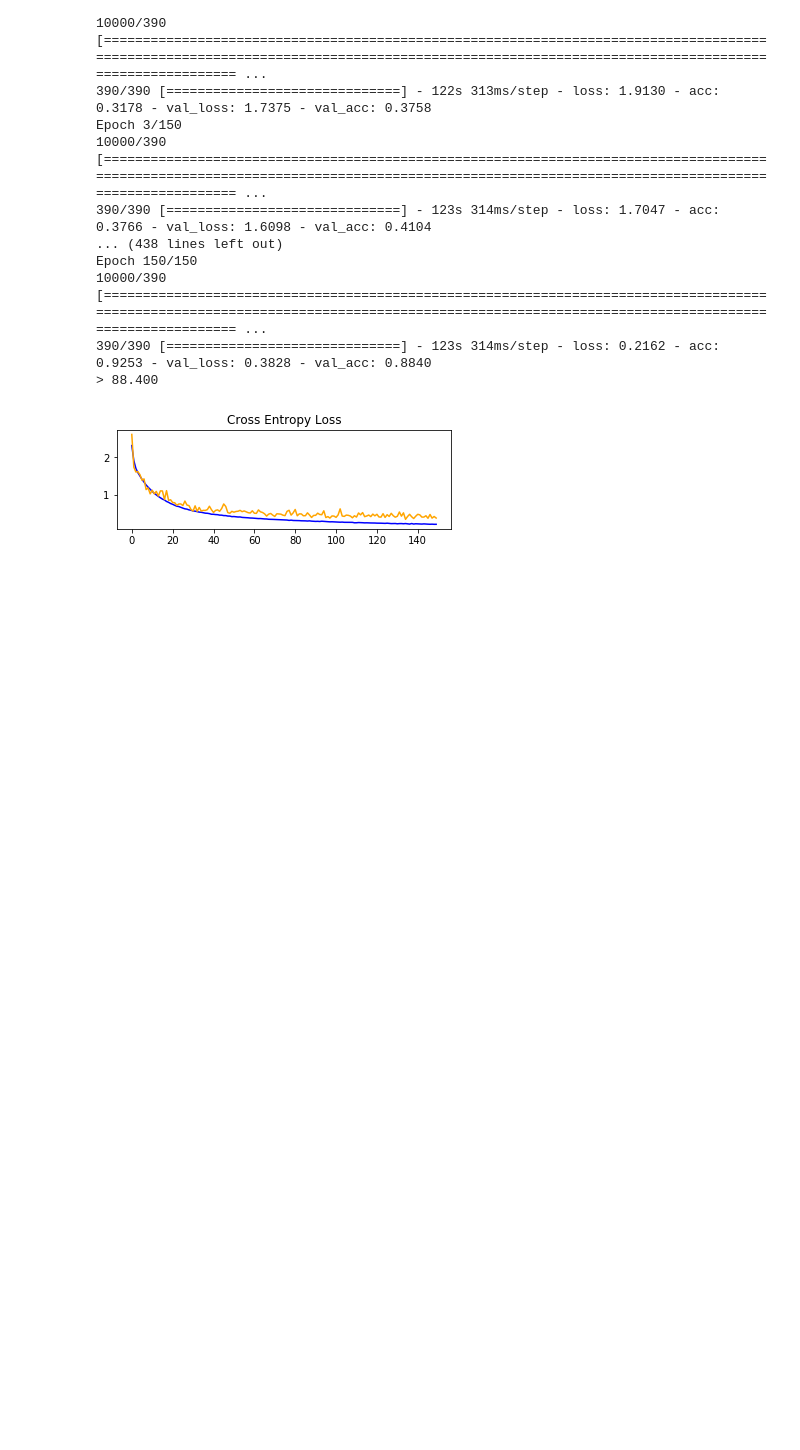
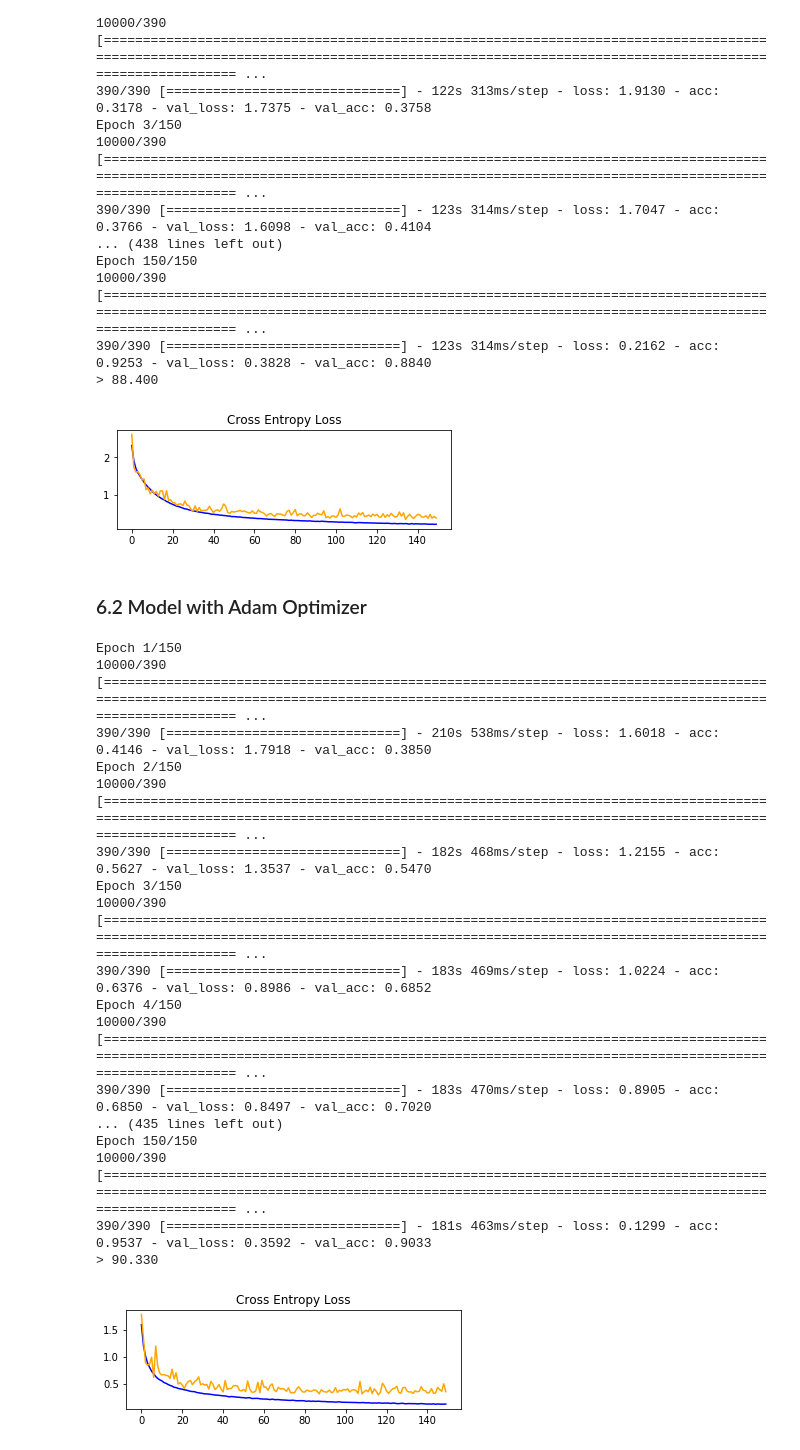
Before and after one commit to ParikshitGune/Foundation-of-NLP-and-ML, a Jupyter notebook: Deep Learning/CNN on CIFAR.ipynb, the cells around one changed output. Drawn from its saved outputs; the diff is of its cells as text; code cells hidden in the pictures; blank space fills up the shorter version.

Commit message:
Improved Accuracy with Adam Optimizer over SGD

```diff
--- a/Deep Learning/CNN on CIFAR.ipynb
+++ b/Deep Learning/CNN on CIFAR.ipynb
@@ -234,6 +236,39 @@ Epoch 150/150
 390/390 [==============================] - 123s 314ms/step - loss: 0.2162 - acc: 0.9253 - val_loss: 0.3828 - val_acc: 0.8840
 > 88.400
 [figure]
+# %% [markdown]
+### 6.2 Model with Adam Optimizer
+# %%
+datagen = ImageDataGenerator( zoom_range=0.3,width_shift_range=0.1,rotation_range=15,height_shift_range=0.1, horizontal_flip=True)
+# prepare iterator
+it_train = datagen.flow(X_train, y_train, batch_size=128)
+# fit model
+steps = int(X_train.shape[0] / 128)
+history = model.fit_generator(it_train, steps_per_epoch=steps, epochs=150, validation_data=(X_test, y_test), verbose=1)
+# evaluate model
+_, acc = model.evaluate(X_test, y_test, verbose=0)
+print('> %.3f' % (acc * 100.0))
+# learning curves
+summarize_diagnostics(history)
+# %% [output]
+Epoch 1/150
+10000/390 [============================================================================================================================================================================================= ...
+390/390 [==============================] - 210s 538ms/step - loss: 1.6018 - acc: 0.4146 - val_loss: 1.7918 - val_acc: 0.3850
+Epoch 2/150
+10000/390 [============================================================================================================================================================================================= ...
+390/390 [==============================] - 182s 468ms/step - loss: 1.2155 - acc: 0.5627 - val_loss: 1.3537 - val_acc: 0.5470
+Epoch 3/150
+10000/390 [============================================================================================================================================================================================= ...
+390/390 [==============================] - 183s 469ms/step - loss: 1.0224 - acc: 0.6376 - val_loss: 0.8986 - val_acc: 0.6852
+Epoch 4/150
+10000/390 [============================================================================================================================================================================================= ...
+390/390 [==============================] - 183s 470ms/step - loss: 0.8905 - acc: 0.6850 - val_loss: 0.8497 - val_acc: 0.7020
+... (435 lines left out)
+Epoch 150/150
+10000/390 [============================================================================================================================================================================================= ...
+390/390 [==============================] - 181s 463ms/step - loss: 0.1299 - acc: 0.9537 - val_loss: 0.3592 - val_acc: 0.9033
+> 90.330
+[figure, added]
 # %%
 from prettytable import PrettyTable
 conclusion= PrettyTable()
```
Also changed, not shown: parts of 2 cells of this notebook, 1 other file.
